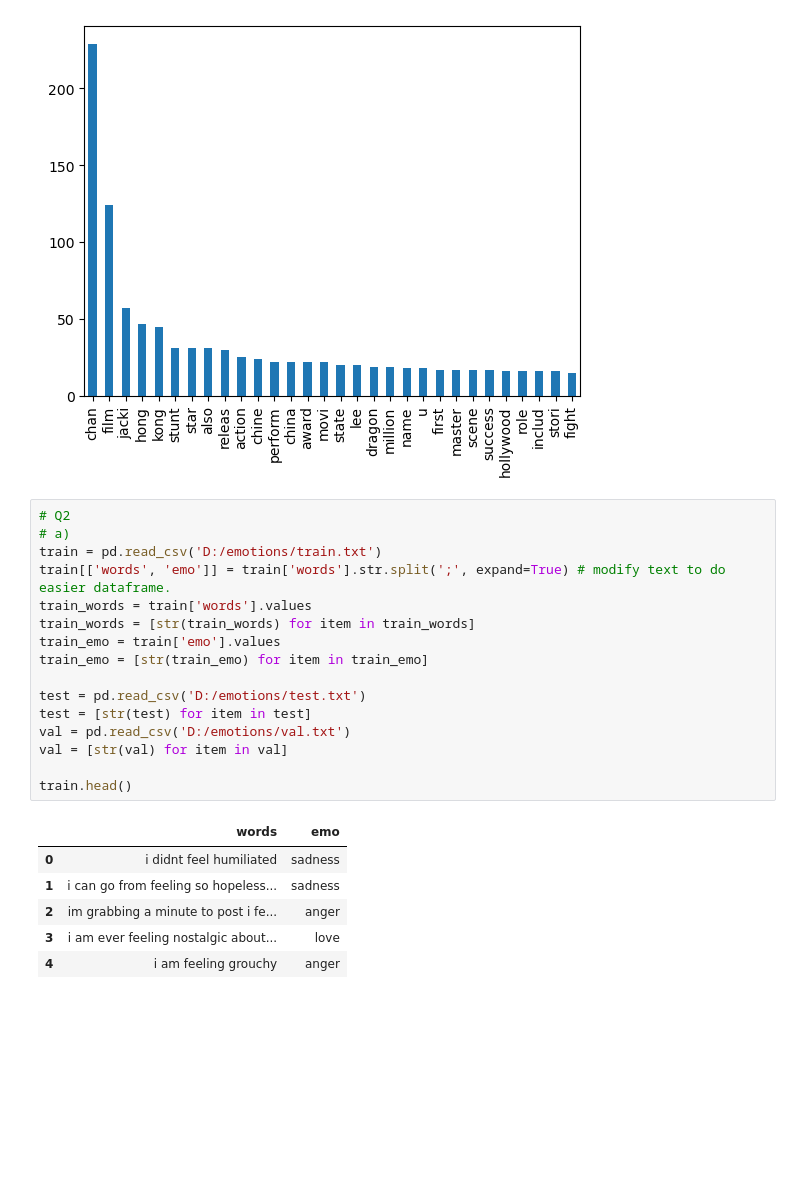
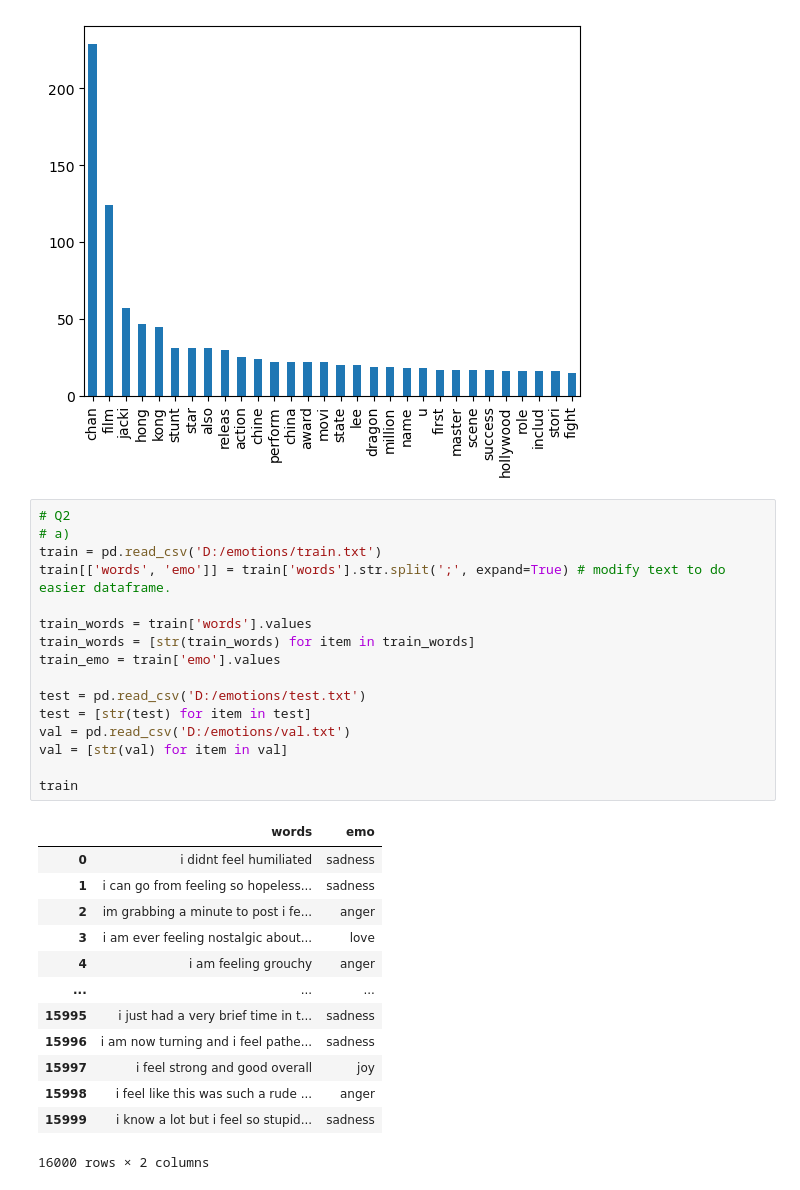
Before and after one commit to lc0312/COSC502, a Jupyter notebook: finalproject_Liu.ipynb, the cells around one changed output. Saved outputs shown, nothing was run; the diff lists cells and outputs as text; blank space fills up the shorter version.

```diff
--- a/finalproject_Liu.ipynb
+++ b/finalproject_Liu.ipynb
@@ -110,26 +110,33 @@ df.plot(kind='bar')
 # %%
 # Q2
 # a)
 train = pd.read_csv('D:/emotions/train.txt')
 train[['words', 'emo']] = train['words'].str.split(';', expand=True) # modify text to do easier dataframe.
+
 train_words = train['words'].values
 train_words = [str(train_words) for item in train_words]
 train_emo = train['emo'].values
-train_emo = [str(train_emo) for item in train_emo]
 
 test = pd.read_csv('D:/emotions/test.txt')
 test = [str(test) for item in test]
 val = pd.read_csv('D:/emotions/val.txt')
 val = [str(val) for item in val]
 
-train.head()
+train
 # %% [output]
 |  | words | emo |
 | 0 | i didnt feel humiliated | sadness |
 | 1 | i can go from feeling so hopeless... | sadness |
 | 2 | im grabbing a minute to post i fe... | anger |
 | 3 | i am ever feeling nostalgic about... | love |
 | 4 | i am feeling grouchy | anger |
+| ... | ... | ... |
+| 15995 | i just had a very brief time in t... | sadness |
+| 15996 | i am now turning and i feel pathe... | sadness |
+| 15997 | i feel strong and good overall | joy |
+| 15998 | i feel like this was such a rude ... | anger |
+| 15999 | i know a lot but i feel so stupid... | sadness |
+16000 rows × 2 columns
 # %%
 # b)
 from sklearn.feature_extraction.text import CountVectorizer
```
Also changed, not shown: parts of 6 cells of this notebook.
